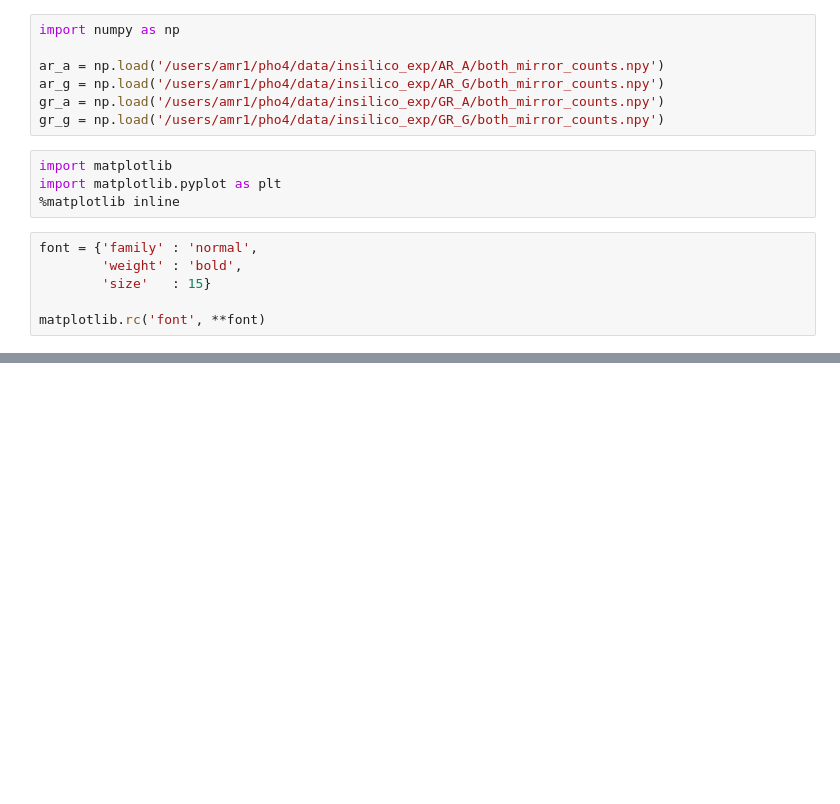
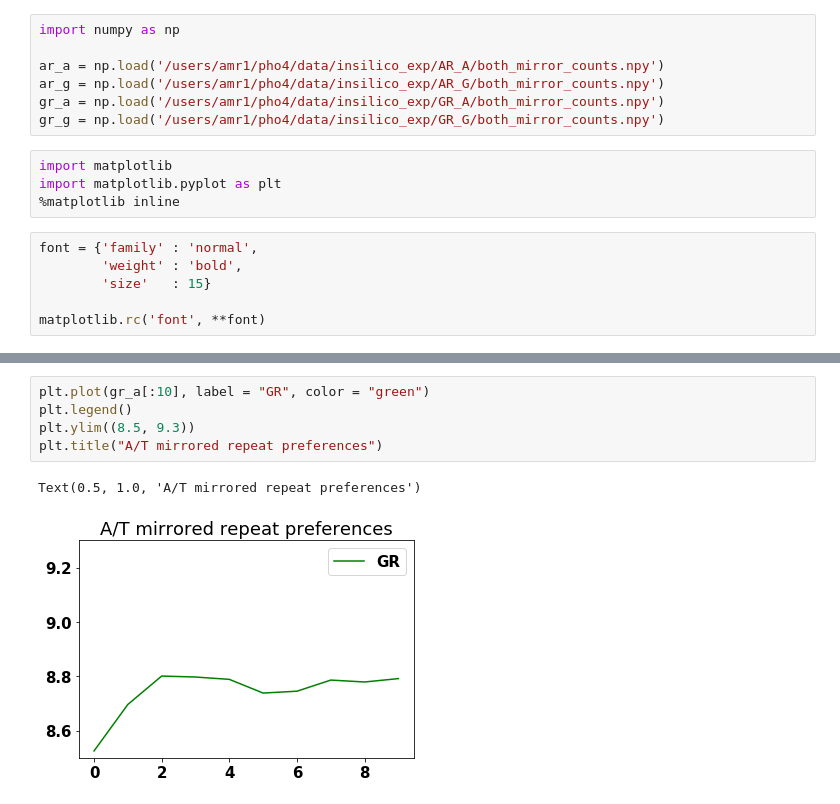
Before and after one commit to kundajelab/pho4, a Jupyter notebook: lncap/repeatPlots.ipynb, the cells around one changed output, grey strips where cells are left out. Drawn from its saved outputs; the diff is of its cells as text; blank space fills up the shorter version.

```diff
--- a/lncap/repeatPlots.ipynb
+++ b/lncap/repeatPlots.ipynb
@@ -29 +28,9 @@ findfont: Font family ['normal'] not found. Falling back to DejaVu Sans.
+# %%
+plt.plot(gr_a[:10], label = "GR", color = "green")
+plt.legend()
+plt.ylim((8.5, 9.3))
+plt.title("A/T mirrored repeat preferences")
+# %% [output]
+Text(0.5, 1.0, 'A/T mirrored repeat preferences')
+[figure, added]
 # %%
```
Also changed, not shown: parts of 4 cells of this notebook.
